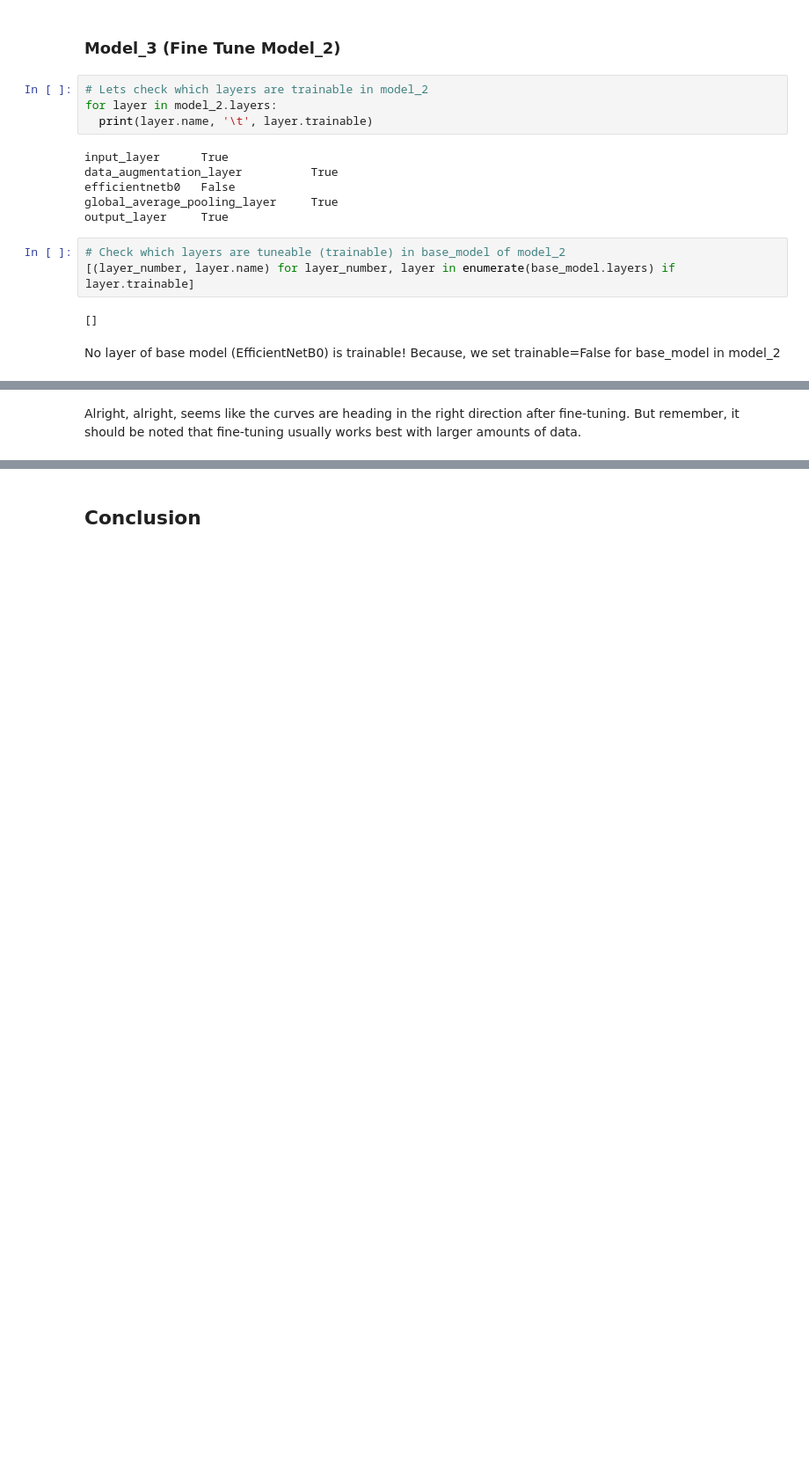
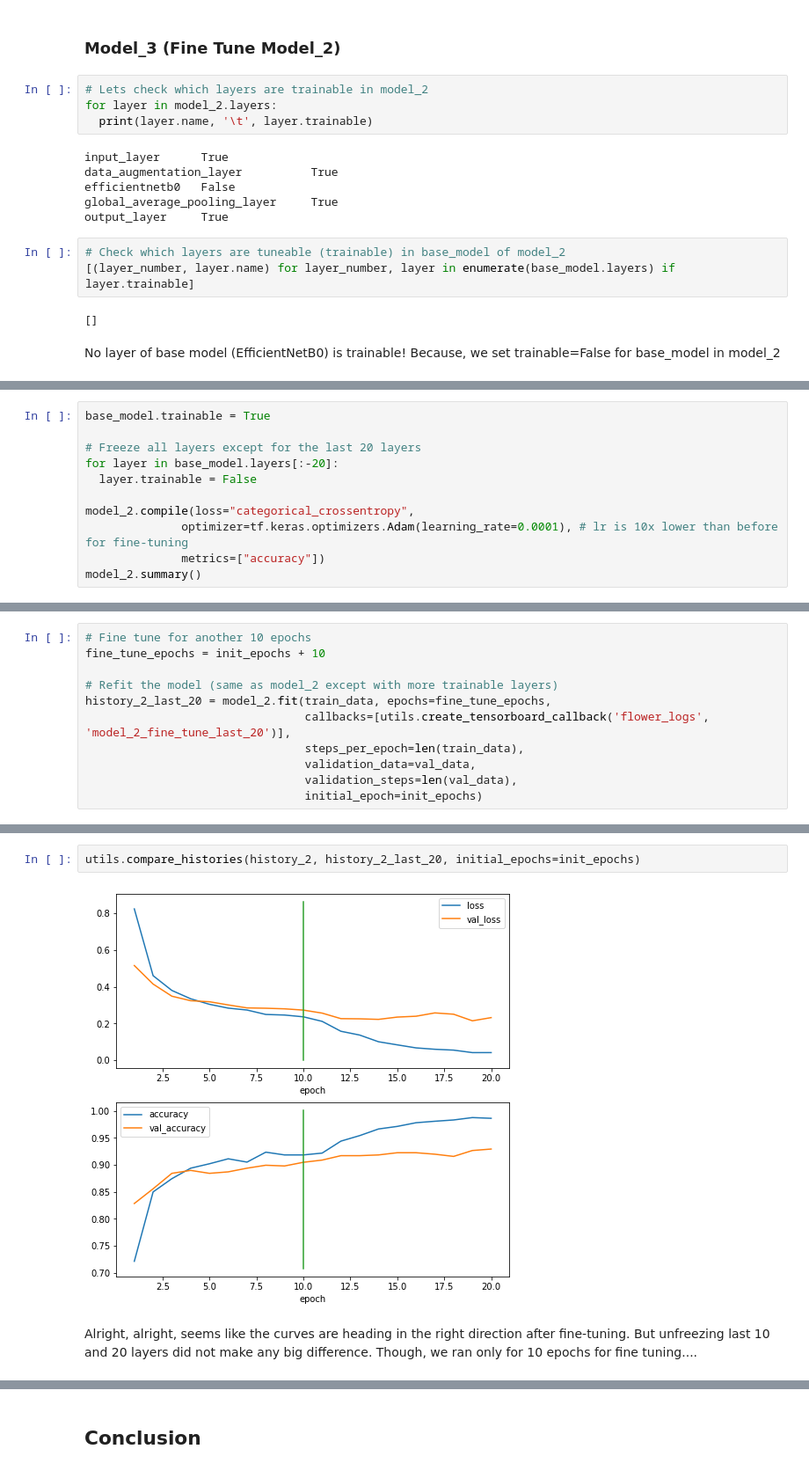
Before and after one commit to codernayeem/dl-practice, a Jupyter notebook: 6_TL_Fine_Tuning.ipynb, the cells around one changed output, grey strips where cells are left out. Shown at 88% size. Saved outputs shown, nothing was run; the diff lists cells and outputs as text; blank space fills up the shorter version.

```diff
--- a/6_TL_Fine_Tuning.ipynb
+++ b/6_TL_Fine_Tuning.ipynb
@@ -457,0 +487,11 @@ utils.compare_histories(history_2, history_3, initial_epochs=5)
+# %%
+base_model.trainable = True
+
+# Freeze all layers except for the last 20 layers
+for layer in base_model.layers[:-20]:
+  layer.trainable = False
+
+model_2.compile(loss="categorical_crossentropy",
+              optimizer=tf.keras.optimizers.Adam(learning_rate=0.0001), # lr is 10x lower than before for fine-tuning
+              metrics=["accuracy"])
+model_2.summary()
@@ -457,0 +517,11 @@ utils.compare_histories(history_2, history_3, initial_epochs=5)
+# %%
+# Fine tune for another 10 epochs
+fine_tune_epochs = init_epochs + 10
+
+# Refit the model (same as model_2 except with more trainable layers)
+history_2_last_20 = model_2.fit(train_data, epochs=fine_tune_epochs,
+                                callbacks=[utils.create_tensorboard_callback('flower_logs', 'model_2_fine_tune_last_20')],
+                                steps_per_epoch=len(train_data),
+                                validation_data=val_data,
+                                validation_steps=len(val_data),
+                                initial_epoch=init_epochs)
@@ -458,5 +550,9 @@ utils.compare_histories(history_2, history_3, initial_epochs=5)
+# %%
+utils.compare_histories(history_2, history_2_last_20, initial_epochs=init_epochs)
+# %% [output]
+[figure, added]
 # %% [markdown]
-Alright, alright, seems like the curves are heading in the right direction after fine-tuning. But remember, it should be noted that fine-tuning usually works best with larger amounts of data.
+Alright, alright, seems like the curves are heading in the right direction after fine-tuning. But unfreezing last 10 and 20 layers did not make any big difference. Though, we ran only for 10 epochs for fine tuning....
 # %%
 model_2.evaluate(val_data)
 # %% [output]
```
Also changed, not shown: parts of 30 cells of this notebook.
